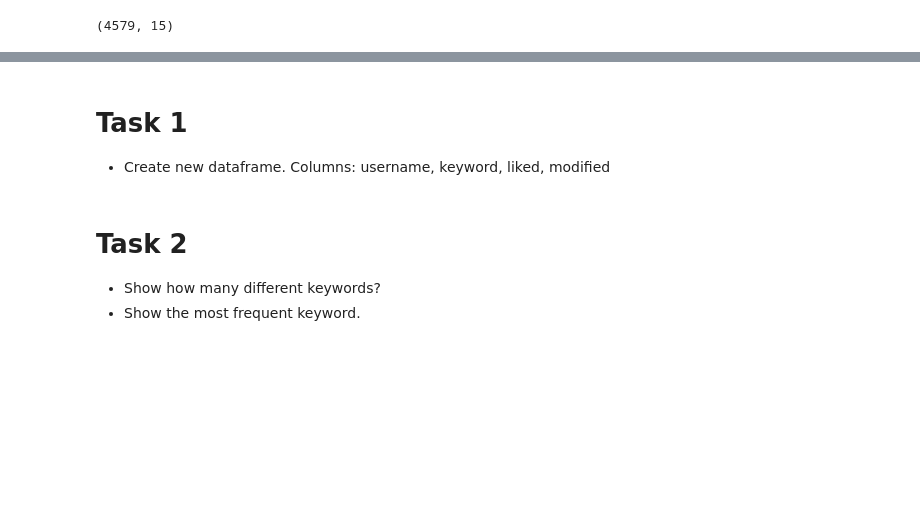
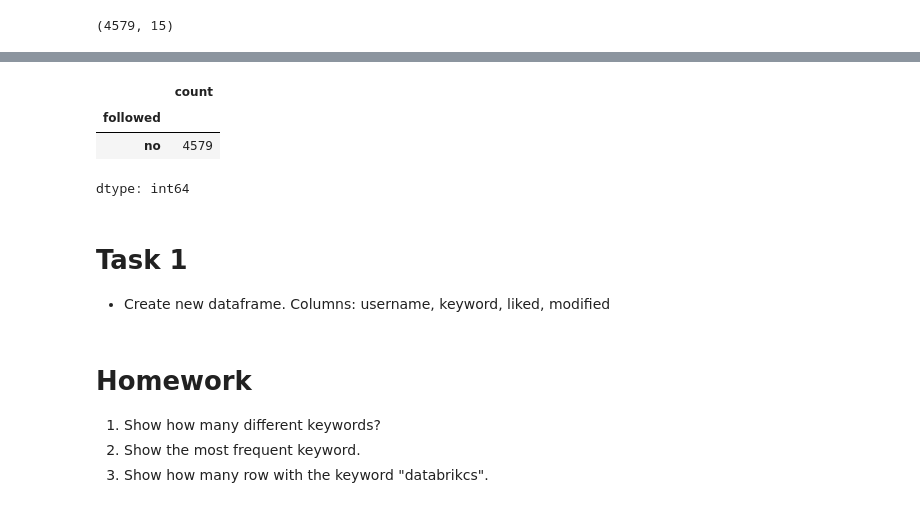
Before and after one commit to byambaa1982/python_cources_for_beginers, a Jupyter notebook: Mini Project 1/Pandas_5.ipynb, the cells around one changed output, grey strips where cells are left out. Saved outputs shown, nothing was run; the diff lists cells and outputs as text; code cells hidden in the pictures; blank space fills up the shorter version.

```diff
--- a/Mini Project 1/Pandas_5.ipynb
+++ b/Mini Project 1/Pandas_5.ipynb
@@ -96,12 +96,20 @@ df.head()
 | 2 | 1824473443267469719 | Excited to announce the GA of Row... | NaN | 2024-08-16T15:49:00.000Z | 387795194 | databricks | 2024-08-16-11-00 | no | no | no | ... |
 | 3 | 1824450584243589123 | End-user survey finds Snowflake, ... | NaN | 2024-08-16T14:18:10.000Z | 986230825107812352 | databricks | 2024-08-16-11-00 | no | no | no | ... |
 | 4 | 1824444380985405926 | Ontology is the biggest advantage... | {'media_key': '7_1824443146089984... | 2024-08-16T13:53:31.000Z | 1251929728904290304 | databricks | 2024-08-16-11-00 | no | no | no | ... |
+# %%
+df['followed'].value_counts()
+# %% [output]
+|  | count |
+| followed |  |
+| no | 4579 |
+dtype: int64
 # %% [markdown]
 # Task 1
 
 - Create new dataframe. Columns: username, keyword, liked, modified
 # %% [markdown]
-# Task 2
+# Homework
 
-- Show how many different keywords?
-- Show the most frequent keyword.
+1. Show how many different keywords?
+2. Show the most frequent keyword.
+3. Show how many row with the keyword "databrikcs".
```
